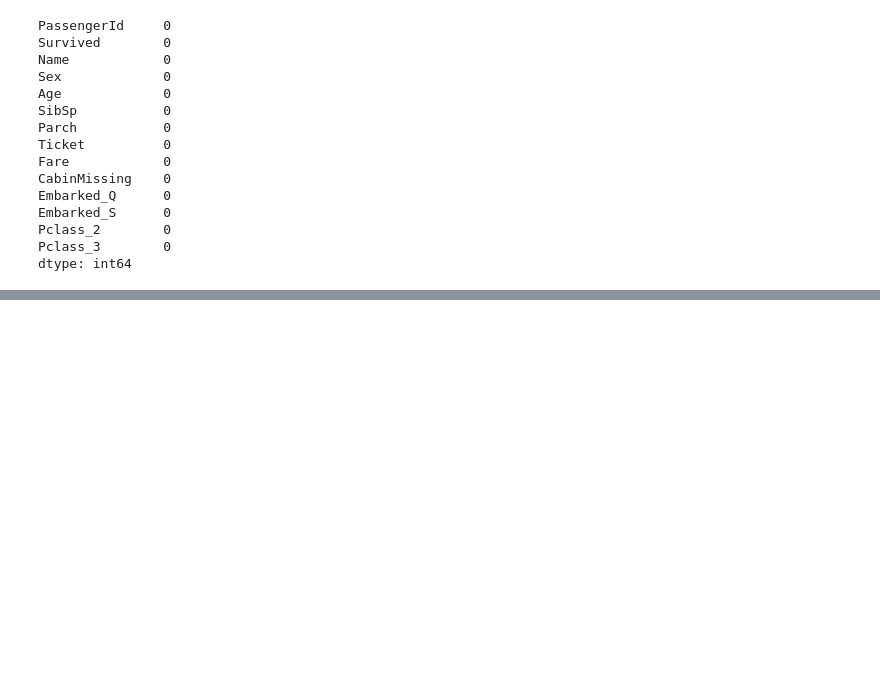
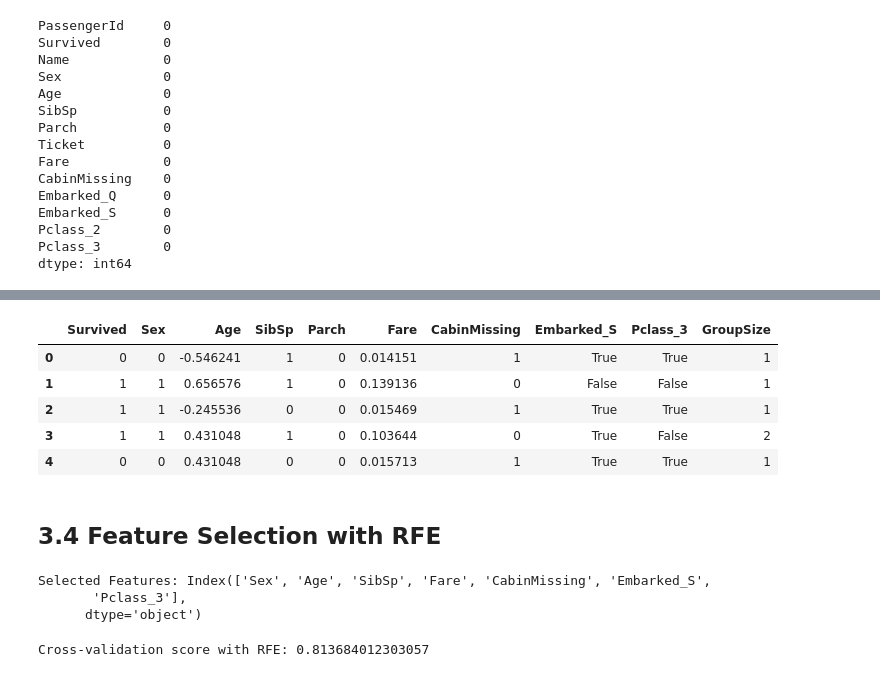
Before and after one commit to canoksuzoglu1/Titanic-Challenge, a Jupyter notebook: Titanic Challenge.ipynb, the cells around one changed output, grey strips where cells are left out. Saved outputs shown, nothing was run; the diff lists cells and outputs as text; code cells hidden in the pictures; blank space fills up the shorter version.

Commit message:
finished feuture selection

```diff
--- a/Titanic Challenge.ipynb
+++ b/Titanic Challenge.ipynb
@@ -744,0 +903,42 @@ The preprocessing steps we applied have prepared the Titanic dataset for machine
+# %%
+# Drop the columns with low feature importance
+data = data.drop(columns=['Embarked_Q', 'Pclass_2'])
+
+# Confirm the changes by displaying the first few rows
+data.head()
+# %% [output]
+|  | Survived | Sex | Age | SibSp | Parch | Fare | CabinMissing | Embarked_S | Pclass_3 | GroupSize |
+| 0 | 0 | 0 | -0.546241 | 1 | 0 | 0.014151 | 1 | True | True | 1 |
+| 1 | 1 | 1 | 0.656576 | 1 | 0 | 0.139136 | 0 | False | False | 1 |
+| 2 | 1 | 1 | -0.245536 | 0 | 0 | 0.015469 | 1 | True | True | 1 |
+| 3 | 1 | 1 | 0.431048 | 1 | 0 | 0.103644 | 0 | True | False | 2 |
+| 4 | 0 | 0 | 0.431048 | 0 | 0 | 0.015713 | 1 | True | True | 1 |
+# %% [markdown]
+## 3.4 Feature Selection with RFE
+# %%
+# Step 1: Define the Logistic Regression model
+# Logistic Regression is used here with a maximum iteration limit of 500 for model convergence
+model = LogisticRegression(max_iter=500)
+
+# Step 2: Apply RFE (Recursive Feature Elimination) for feature selection
+# The RFE method will iteratively remove less important features, leaving 7 most relevant features
+rfe = RFE(model, n_features_to_select=7)
+rfe = rfe.fit(X, y)
+
+# Step 3: Display the selected features
+# The features selected by RFE will be printed
+print(f"Selected Features: {X.columns[rfe.support_]}")
+# %% [output]
+Selected Features: Index(['Sex', 'Age', 'SibSp', 'Fare', 'CabinMissing', 'Embarked_S',
+       'Pclass_3'],
+      dtype='object')
+# %%
+# Step 4: Train the model using the selected features and evaluate it with cross-validation
+# The selected features (from RFE) are used to train the model, and the performance is measured using 5-fold cross-validation
+X_rfe = X[X.columns[rfe.support_]]
+cv_score_rfe = cross_val_score(model, X_rfe, y, cv=5)
+
+# Step 5: Print the cross-validation score
+print(f"Cross-validation score with RFE: {cv_score_rfe.mean()}")
+# %% [output]
+Cross-validation score with RFE: 0.813684012303057
```
Also changed, not shown: parts of 29 cells of this notebook, 3 other files.
